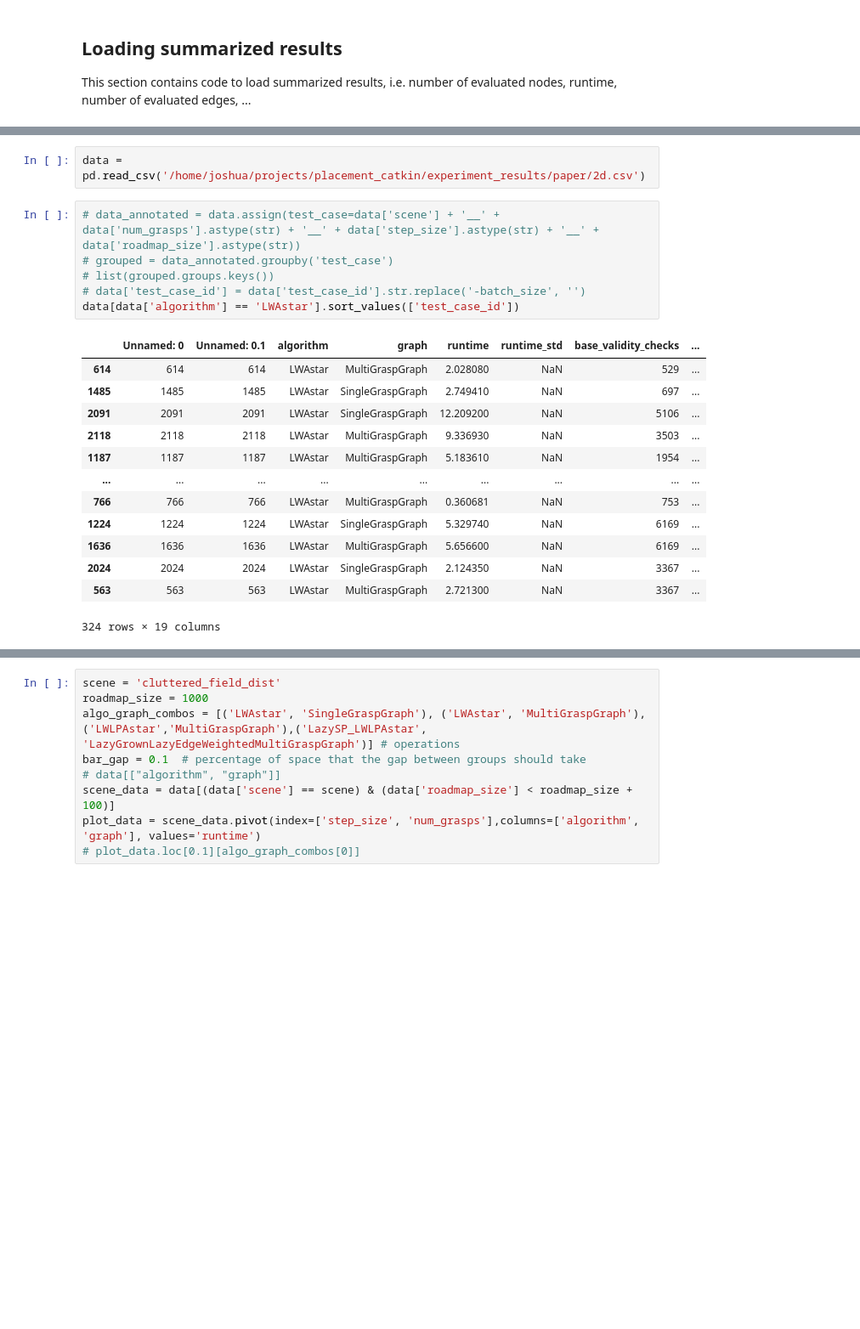
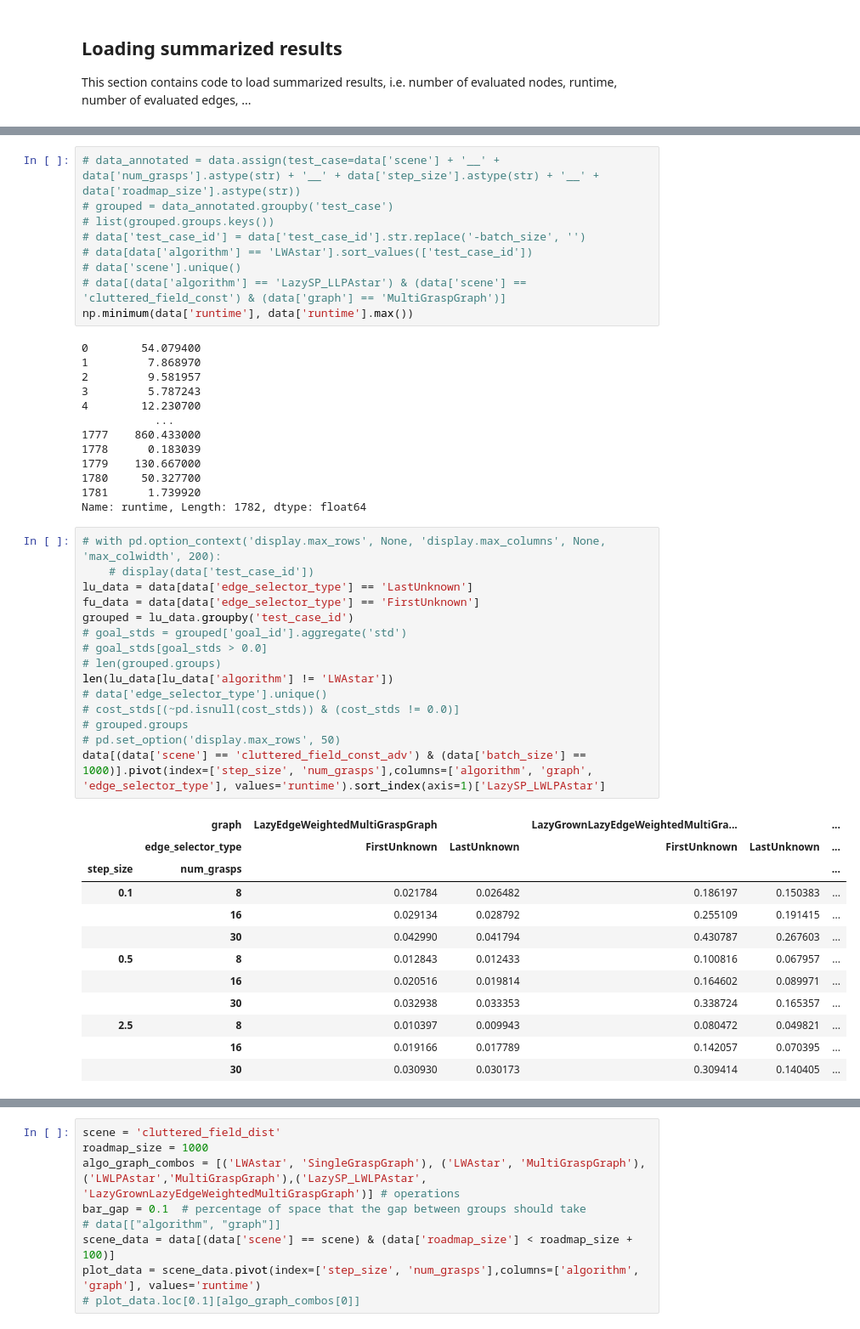
Before and after one commit to malwaru/hfts_grasp_planner, a Jupyter notebook: scripts/notebooks/mg_planner_evaluation.ipynb, the cells around one changed output, grey strips where cells are left out. Shown at 85% size. Saved outputs shown, nothing was run; the diff lists cells and outputs as text; blank space fills up the shorter version.

```diff
--- a/scripts/notebooks/mg_planner_evaluation.ipynb
+++ b/scripts/notebooks/mg_planner_evaluation.ipynb
@@ -171,22 +208,50 @@ data.to_csv('/home/joshua/projects/placement_catkin/experiment_results/paper/2d.
-# %%
-data = pd.read_csv('/home/joshua/projects/placement_catkin/experiment_results/paper/2d.csv')
 # %%
 # data_annotated = data.assign(test_case=data['scene'] + '__' + data['num_grasps'].astype(str) + '__' + data['step_size'].astype(str) + '__' + data['roadmap_size'].astype(str))
 # grouped = data_annotated.groupby('test_case')
 # list(grouped.groups.keys())
 # data['test_case_id'] = data['test_case_id'].str.replace('-batch_size', '')
-data[data['algorithm'] == 'LWAstar'].sort_values(['test_case_id'])
+# data[data['algorithm'] == 'LWAstar'].sort_values(['test_case_id'])
+# data['scene'].unique()
+# data[(data['algorithm'] == 'LazySP_LLPAstar') & (data['scene'] == 'cluttered_field_const') & (data['graph'] == 'MultiGraspGraph')]
+np.minimum(data['runtime'], data['runtime'].max())
 # %% [output]
-|  | Unnamed: 0 | Unnamed: 0.1 | algorithm | graph | runtime | runtime_std | base_validity_checks | ... |
-| 614 | 614 | 614 | LWAstar | MultiGraspGraph | 2.028080 | NaN | 529 | ... |
-| 1485 | 1485 | 1485 | LWAstar | SingleGraspGraph | 2.749410 | NaN | 697 | ... |
-| 2091 | 2091 | 2091 | LWAstar | SingleGraspGraph | 12.209200 | NaN | 5106 | ... |
-| 2118 | 2118 | 2118 | LWAstar | MultiGraspGraph | 9.336930 | NaN | 3503 | ... |
-| 1187 | 1187 | 1187 | LWAstar | MultiGraspGraph | 5.183610 | NaN | 1954 | ... |
-| ... | ... | ... | ... | ... | ... | ... | ... | ... |
-| 766 | 766 | 766 | LWAstar | MultiGraspGraph | 0.360681 | NaN | 753 | ... |
-| 1224 | 1224 | 1224 | LWAstar | SingleGraspGraph | 5.329740 | NaN | 6169 | ... |
-| 1636 | 1636 | 1636 | LWAstar | MultiGraspGraph | 5.656600 | NaN | 6169 | ... |
-| 2024 | 2024 | 2024 | LWAstar | SingleGraspGraph | 2.124350 | NaN | 3367 | ... |
-| 563 | 563 | 563 | LWAstar | MultiGraspGraph | 2.721300 | NaN | 3367 | ... |
-324 rows × 19 columns
+0        54.079400
+1         7.868970
+2         9.581957
+3         5.787243
+4        12.230700
+           ...
+1777    860.433000
+1778      0.183039
+1779    130.667000
+1780     50.327700
+1781      1.739920
+Name: runtime, Length: 1782, dtype: float64
+# %%
+# with pd.option_context('display.max_rows', None, 'display.max_columns', None, 'max_colwidth', 200):
+    # display(data['test_case_id'])
+lu_data = data[data['edge_selector_type'] == 'LastUnknown']
+fu_data = data[data['edge_selector_type'] == 'FirstUnknown']
+grouped = lu_data.groupby('test_case_id')
+# goal_stds = grouped['goal_id'].aggregate('std')
+# goal_stds[goal_stds > 0.0]
+# len(grouped.groups)
+len(lu_data[lu_data['algorithm'] != 'LWAstar'])
+# data['edge_selector_type'].unique()
+# cost_stds[(~pd.isnull(cost_stds)) & (cost_stds != 0.0)]
+# grouped.groups
+# pd.set_option('display.max_rows', 50)
+data[(data['scene'] == 'cluttered_field_const_adv') & (data['batch_size'] == 1000)].pivot(index=['step_size', 'num_grasps'],columns=['algorithm', 'graph', 'edge_selector_type'], values='runtime').sort_index(axis=1)['LazySP_LWLPAstar']
+# %% [output]
+|  | graph | LazyEdgeWeightedMultiGraspGraph |  | LazyGrownLazyEdgeWeightedMultiGra... |  | ... |
+|  | edge_selector_type | FirstUnknown | LastUnknown | FirstUnknown | LastUnknown | ... |
+| step_size | num_grasps |  |  |  |  | ... |
+| 0.1 | 8 | 0.021784 | 0.026482 | 0.186197 | 0.150383 | ... |
+|  | 16 | 0.029134 | 0.028792 | 0.255109 | 0.191415 | ... |
+|  | 30 | 0.042990 | 0.041794 | 0.430787 | 0.267603 | ... |
+| 0.5 | 8 | 0.012843 | 0.012433 | 0.100816 | 0.067957 | ... |
+|  | 16 | 0.020516 | 0.019814 | 0.164602 | 0.089971 | ... |
+|  | 30 | 0.032938 | 0.033353 | 0.338724 | 0.165357 | ... |
+| 2.5 | 8 | 0.010397 | 0.009943 | 0.080472 | 0.049821 | ... |
+|  | 16 | 0.019166 | 0.017789 | 0.142057 | 0.070395 | ... |
+|  | 30 | 0.030930 | 0.030173 | 0.309414 | 0.140405 | ... |
```
Also changed, not shown: parts of 11 cells of this notebook, 14 other files.
